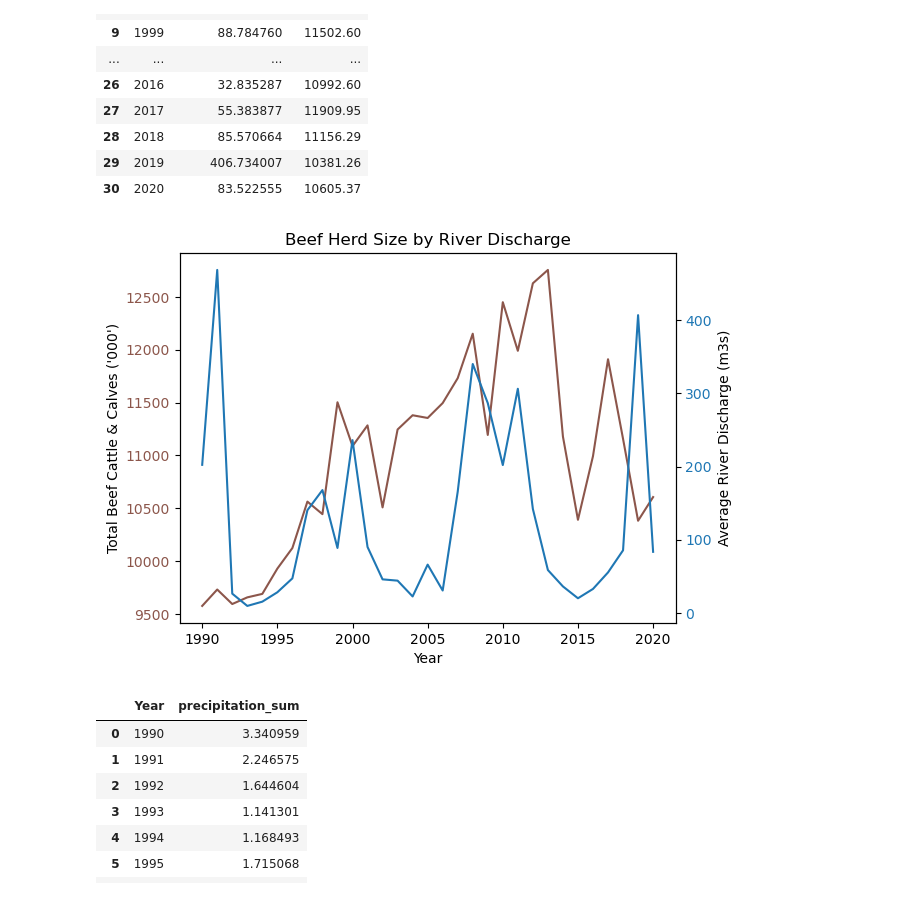
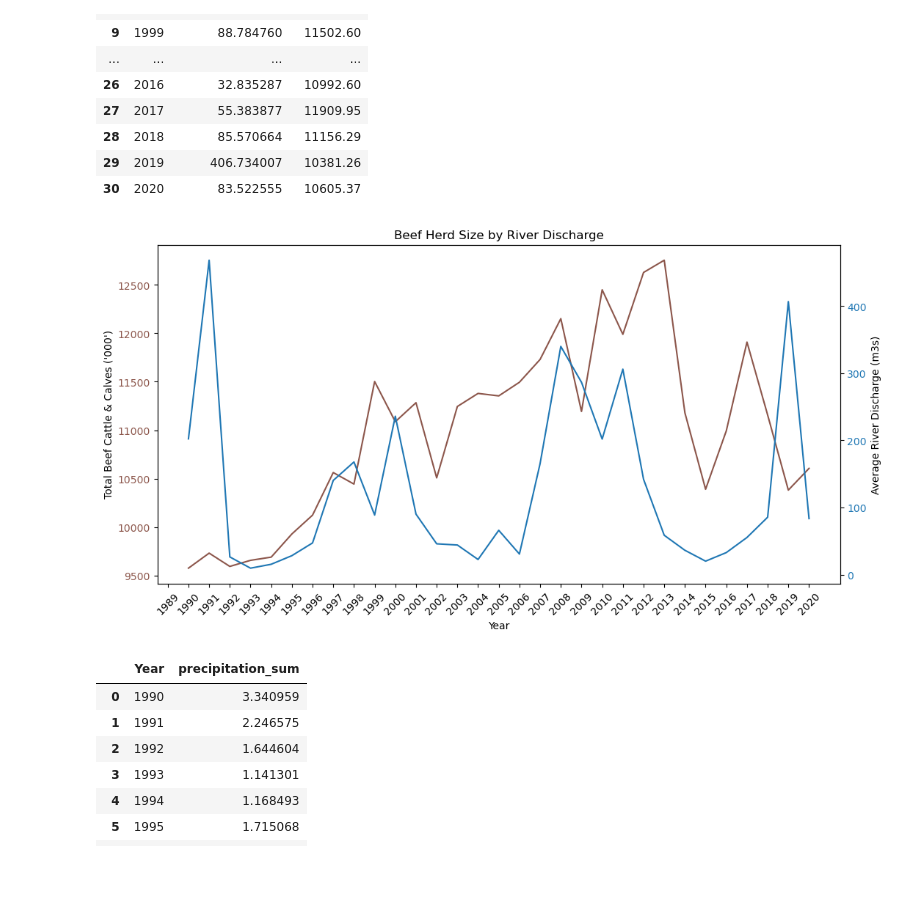
Before and after one commit to tpisel/flood-analysis, a Jupyter notebook: question_anna.ipynb, the cells around one changed output. Saved outputs shown, nothing was run; the diff lists cells and outputs as text; code cells hidden in the pictures; blank space fills up the shorter version.

Commit message:
Updated charts commit

```diff
--- a/question_anna.ipynb
+++ b/question_anna.ipynb
@@ -229,30 +232,32 @@ all_herd_vs_discharge
 # %%
 all_x_values = all_herd_vs_discharge["Year"]
 all_y_values_1 = all_herd_vs_discharge["Herd Size"]
 all_y_values_2 = all_herd_vs_discharge["river_discharge"]
 
+# plt.figure(figsize=(12,6))
 
-fig1, ax1 = plt.subplots()
+fig1, ax1 = plt.subplots(figsize=(12,6))
+plt.xticks(np.arange(min(x_values), max(x_values)+1, 1.0), rotation=45)
 
 ax1.set_xlabel("Year")
 ax1.set_ylabel("Total Beef Cattle & Calves ('000')")
 ax1.plot(all_x_values, all_y_values_1, color="tab:brown")
 ax1.tick_params(axis="y", labelcolor="tab:brown")
 
 ax2 = ax1.twinx()
 
 ax2.set_ylabel("Average River Discharge (m3s)")
 ax2.plot(all_x_values, all_y_values_2, color="tab:blue")
 ax2.tick_params(axis="y", labelcolor="tab:blue")
 
 plt.title("Beef Herd Size by River Discharge")
-# plt.xticks(np.arange(min(x_values), max(x_values)+1, 1.0), rotation=45)
-plt.savefig("../Anna Outputs/BRB-TWV-RCH-AYR_flood.png")
+
+plt.savefig("Anna Outputs/BRB-TWV-RCH-AYR_flood.png")
 
 fig.tight_layout()
 plt.show()
 # %% [output]
-[figure, old version]
+[figure, new version]
 # %%
 all_qld_av_rain = all_flood_data_yearly[["Year", "precipitation_sum"]]
 all_qld_av_rain
```
Also changed, not shown: parts of 2 cells of this notebook, 3 other files.
